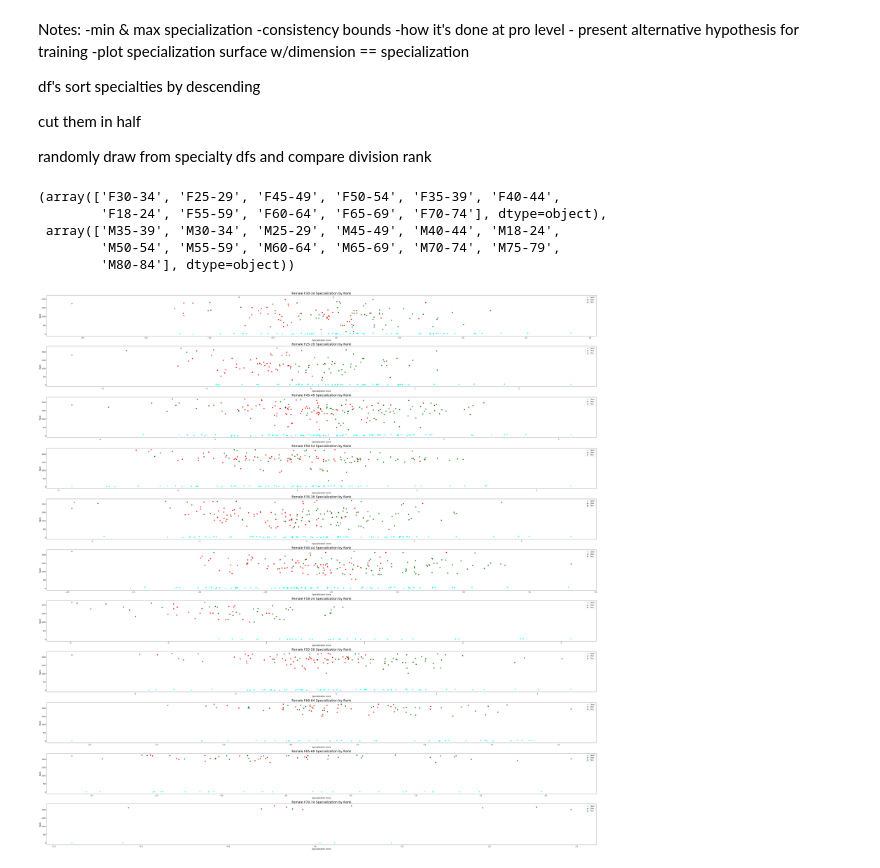
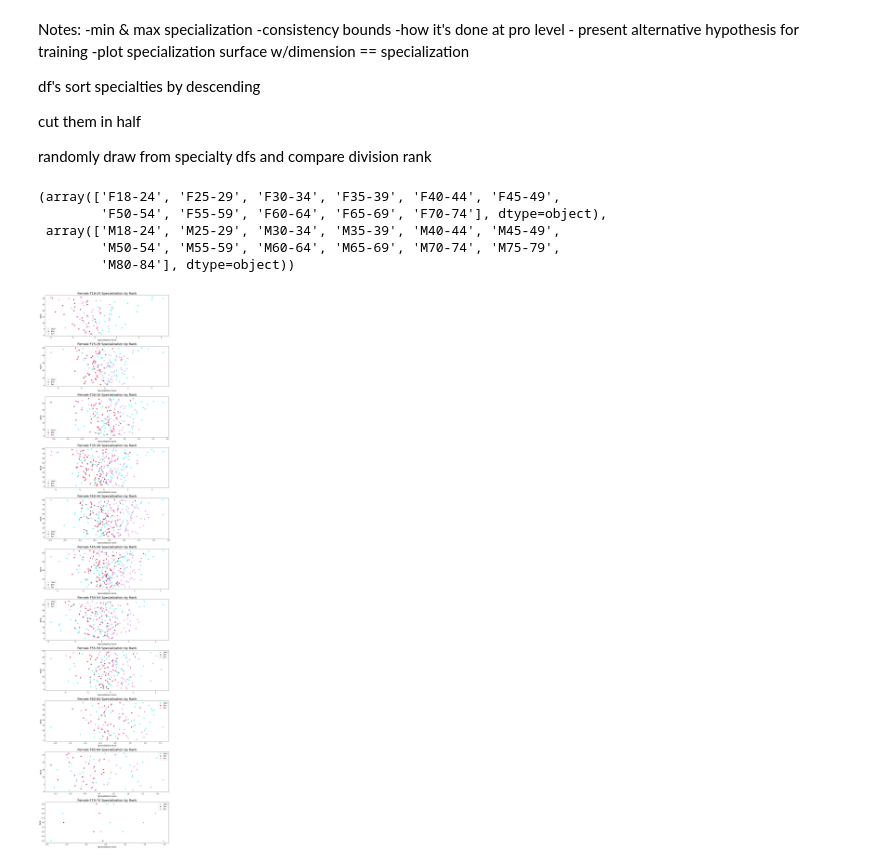
Before and after one commit to czaloumi/ironman-2019, a Jupyter notebook: ironman19.ipynb, the cells around one changed output. Saved outputs shown, nothing was run; the diff lists cells and outputs as text; code cells hidden in the pictures.

```diff
--- a/ironman19.ipynb
+++ b/ironman19.ipynb
@@ -670,29 +668,32 @@ randomly draw from specialty dfs and compare division rank
 # %%
 male_div_list = male_agegroups.Division.unique()
 fem_div_list = fem_agegroups.Division.unique()
-fem_div_list, male_div_list
+f = np.sort(fem_div_list)
+m = np.sort(male_div_list)
+f, m
 # %% [output]
-(array(['F30-34', 'F25-29', 'F45-49', 'F50-54', 'F35-39', 'F40-44',
-        'F18-24', 'F55-59', 'F60-64', 'F65-69', 'F70-74'], dtype=object),
- array(['M35-39', 'M30-34', 'M25-29', 'M45-49', 'M40-44', 'M18-24',
+(array(['F18-24', 'F25-29', 'F30-34', 'F35-39', 'F40-44', 'F45-49',
+        'F50-54', 'F55-59', 'F60-64', 'F65-69', 'F70-74'], dtype=object),
+ array(['M18-24', 'M25-29', 'M30-34', 'M35-39', 'M40-44', 'M45-49',
         'M50-54', 'M55-59', 'M60-64', 'M65-69', 'M70-74', 'M75-79',
         'M80-84'], dtype=object))
 # %%
-fig, ax = plt.subplots(len(fem_div_list), 1, figsize=(50,50))
+fig, ax = plt.subplots(len(f), 1, figsize=(12,50))
 
-for i, j in enumerate(fem_div_list):
+for i, j in enumerate(f):
     plot_df = fem_results[fem_results['Division'] == f'{j}']
 
     ax[i].scatter(plot_df['Specialize Swim'], plot_df['Division Rank'], color='aqua', label='Swim')
-    ax[i].scatter(plot_df['Specialize Bike'], plot_df['Overall Rank'],color='red', label='Bike')
-    ax[i].scatter(plot_df['Specialize Run'], plot_df['Overall Rank'],color='green', label='Run')
+    ax[i].scatter(plot_df['Specialize Bike'], plot_df['Division Rank'],color='crimson', label='Bike')
+    ax[i].scatter(plot_df['Specialize Run'], plot_df['Division Rank'],color='violet', label='Run')
     ax[i].set_title(f'Female {j} Specialization by Rank', fontsize=20)
     ax[i].set_xlabel('Specialization Score', fontsize=12)
     ax[i].set_ylabel('Rank', fontsize=12)
     #ax[i].set_xbound(-1,)
     #ax[i].set_ybound(-1, 100)
     ax[i].legend()
 plt.tight_layout()
+plt.savefig('femagegroupspecialization.png')
 # %% [output]
-[figure, old version]
+[figure, new version]
 # %%
```
Also changed, not shown: parts of 2 cells of this notebook.
